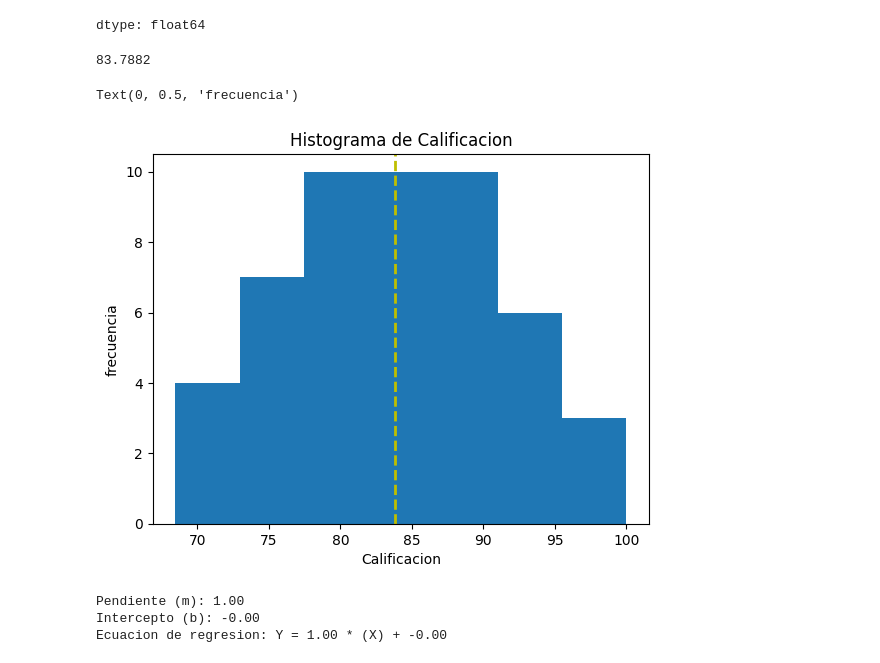
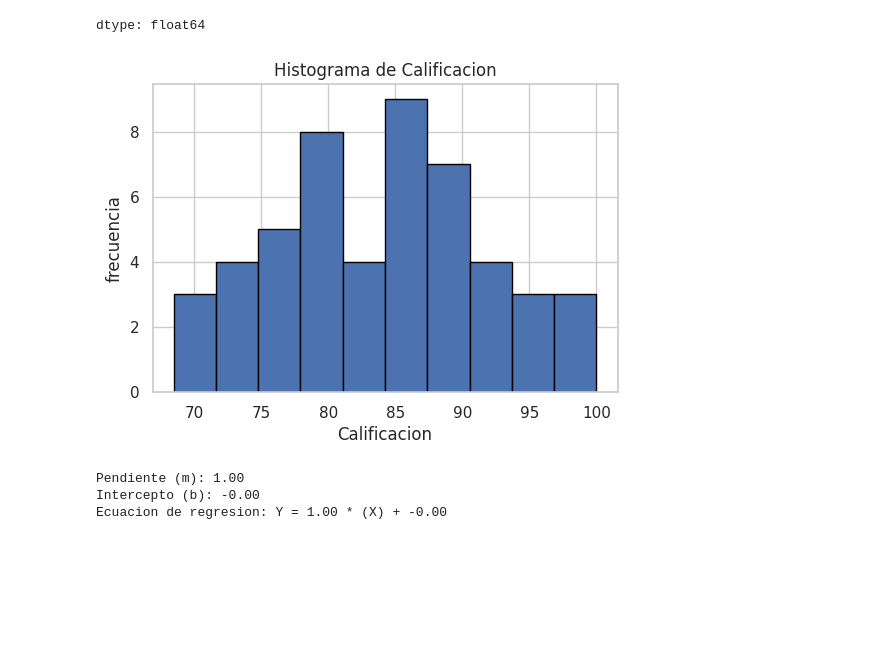
Before and after one commit to Carla-if/Probabilidad, a Jupyter notebook: Unidad 5/Grupo_1.ipynb, the cells around one changed output. Cells and saved outputs as stored; diff of their text form; code cells hidden in the pictures; blank space fills up the shorter version.

```diff
--- a/Unidad 5/Grupo_1.ipynb
+++ b/Unidad 5/Grupo_1.ipynb
@@ -81,19 +81,15 @@ G1.Calificacion.describe()
 dtype: float64
 # %%
 # Histograma de calificaciones
-# Calacular la media y guardarla en una variable para mostrarla en el histograma
-media = G1.Calificacion.mean()
-print(media)
-
-plt.hist(G1.Calificacion, bins = 7)
+plt.figure(figsize=(6, 4))
+plt.hist(G1.Calificacion, bins = 10, edgecolor = 'black')
 plt.title('Histograma de Calificacion')
-plt.axvline(media, color='y', linestyle='dashed', linewidth=2, label=f'Media={media:.2f}')
 plt.xlabel('Calificacion')
 plt.ylabel('frecuencia')
+plt.grid(True)
+plt.show()
 # %% [output]
-83.7882
-Text(0, 0.5, 'frecuencia')
-[figure, old version]
+[figure, new version]
 # %%
 X = np.array(G1["HorasEstudio"]).reshape(-1, 1)
 Y = G1["HorasEstudio"]
```
